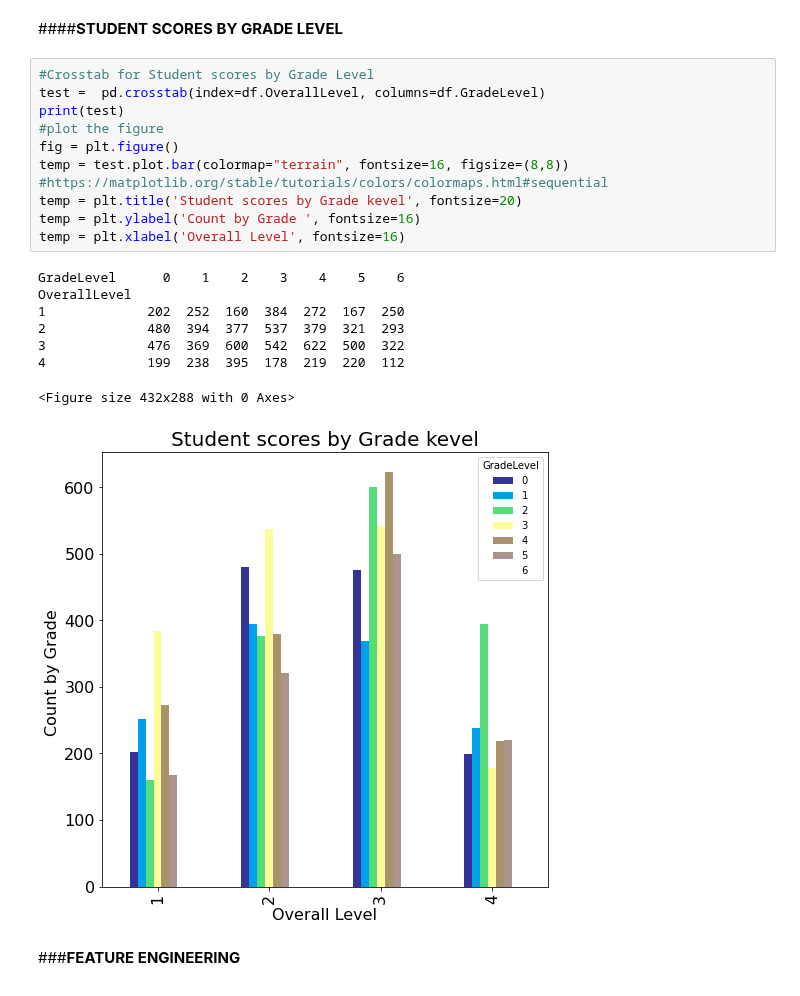
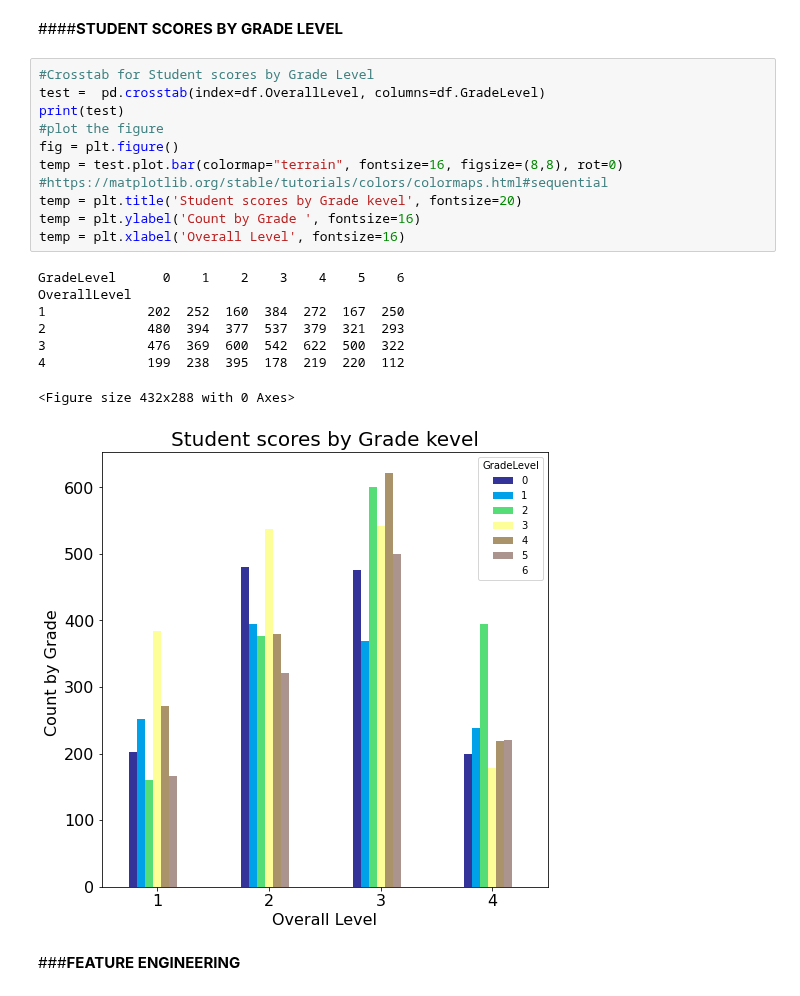
Before and after one commit to Oscar-Gil-Data/ADS-599B, a Jupyter notebook: Code Library Folder/TEAM3_CAPSTONE_EDA (1).ipynb, the cells around one changed output. Saved outputs shown, nothing was run; the diff lists cells and outputs as text.

```diff
--- a/Code Library Folder/TEAM3_CAPSTONE_EDA (1).ipynb
+++ b/Code Library Folder/TEAM3_CAPSTONE_EDA (1).ipynb
@@ -338,22 +338,22 @@ WARNING:matplotlib.legend:No handles with labels found to put in legend.
 # %%
 #Crosstab for Student scores by Grade Level
 test =  pd.crosstab(index=df.OverallLevel, columns=df.GradeLevel)
 print(test)
 #plot the figure
 fig = plt.figure()
-temp = test.plot.bar(colormap="terrain", fontsize=16, figsize=(8,8)) #https://matplotlib.org/stable/tutorials/colors/colormaps.html#sequential
+temp = test.plot.bar(colormap="terrain", fontsize=16, figsize=(8,8), rot=0) #https://matplotlib.org/stable/tutorials/colors/colormaps.html#sequential
 temp = plt.title('Student scores by Grade kevel', fontsize=20)
 temp = plt.ylabel('Count by Grade ', fontsize=16)
 temp = plt.xlabel('Overall Level', fontsize=16)
 # %% [output]
 GradeLevel      0    1    2    3    4    5    6
 OverallLevel
 1             202  252  160  384  272  167  250
 2             480  394  377  537  379  321  293
 3             476  369  600  542  622  500  322
 4             199  238  395  178  219  220  112
 <Figure size 432x288 with 0 Axes>
-[figure, old version]
+[figure, new version]
 # %% [markdown]
 ###**FEATURE ENGINEERING**
 # %% [markdown]
```
Also changed, not shown: parts of 6 cells of this notebook, 1 other file.
